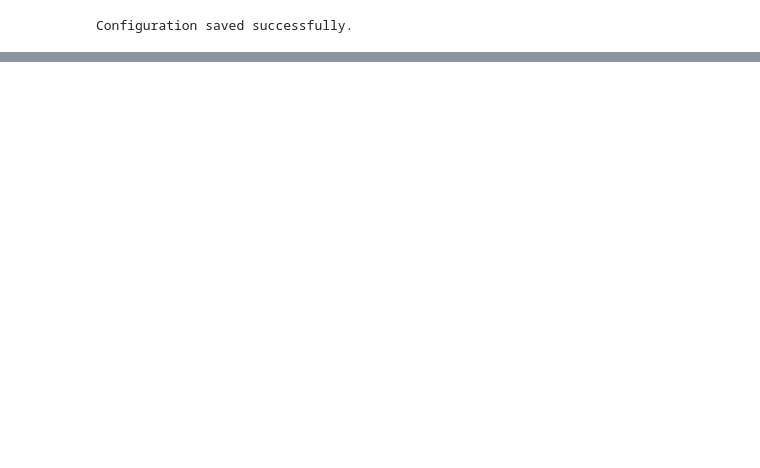
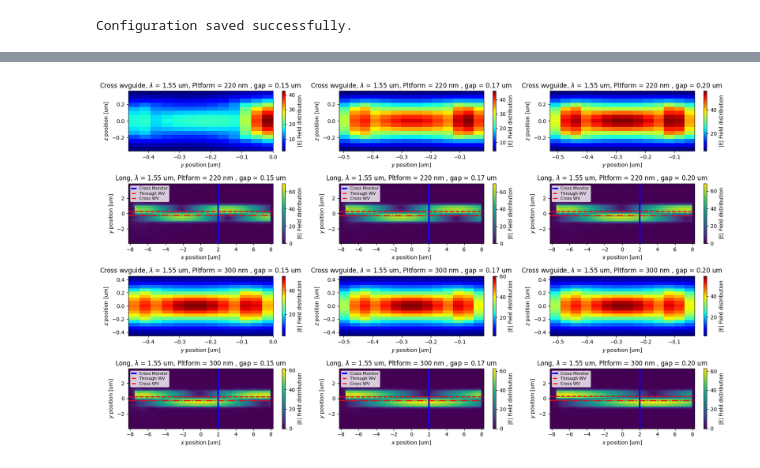
Before and after one commit to Juanes2001/GDS_py_TDY_venv, a Jupyter notebook: notebooks/HOM2_point2.ipynb, the cells around one changed output, grey strips where cells are left out. Cells and saved outputs as stored; diff of their text form; code cells hidden in the pictures; blank space fills up the shorter version.

```diff
--- a/notebooks/HOM2_point2.ipynb
+++ b/notebooks/HOM2_point2.ipynb
@@ -267,0 +322,58 @@ Coordinates:
+# %%
+fig1, axes1 = plt.subplots(4, 3, figsize=(17, 10))
+
+## Recorremos los repetorios de datos para el monitor cross y el monitor longitudinal y asi hallar la norma del campo electrico para cada plot.
+
+for thick_idx in range(2):
+    for gap_idx in range(3):
+
+        Ex_X = Cross[thick_idx][gap_idx].Ex.abs.isel(f = 24).squeeze()
+        Ey_X = Cross[thick_idx][gap_idx].Ey.abs.isel(f = 24).squeeze()
+        Ez_X = Cross[thick_idx][gap_idx].Ez.abs.isel(f = 24).squeeze()
+        E_X = np.sqrt(np.abs(Ex_X)**2 + np.abs(Ey_X)**2 + np.abs(Ez_X)**2)
+
+        x_X = Ex_X.coords['y'].values
+        y_X = Ex_X.coords['z'].values
+
+
+        im = axes1[2*thick_idx][gap_idx].imshow(
+                E_X.T,                     # transpose if needed
+                extent=[x_X.min(), x_X.max(),
+                        y_X.min(), y_X.max()],
+                origin='lower',
+                aspect='auto',
+                cmap='jet',
+        )
+
+        axes1[2*thick_idx][gap_idx].set_title(fr"Cross wvguide, $\lambda$ = {td.C_0/sweep_freq[24]:.2f} um, Pltform = {[220,300][thick_idx]} nm , gap = {sweep_gap[gap_idx]:.2f} um ")
+        axes1[2*thick_idx][gap_idx].set_xlabel(r"$y$ position [um]")
+        axes1[2*thick_idx][gap_idx].set_ylabel(r"$z$ position [um]")
+        plt.colorbar(im, ax=axes1[2*thick_idx][gap_idx]).set_label("|E| Field distribution")
+
+        Ex_L = Longitudinal[thick_idx][gap_idx].Ex.abs.isel(f = 24).squeeze()
+        Ey_L = Longitudinal[thick_idx][gap_idx].Ey.abs.isel(f = 24).squeeze()
+        Ez_L = Longitudinal[thick_idx][gap_idx].Ez.abs.isel(f = 24).squeeze()
+        E_L = np.sqrt(np.abs(Ex_L)**2 + np.abs(Ey_L)**2 + np.abs(Ez_L)**2)
+
+        x_L = Ex_L.coords['x'].values
+        y_L = Ex_L.coords['y'].values
+
+        im = axes1[2*thick_idx+1][gap_idx].imshow(
+                E_L.T,                     # transpose if needed
+                extent=[x_L.min(), x_L.max(),
+                        y_L.min(), y_L.max()],
+                origin='lower',
+                aspect='auto'
+        )
+        axes1[2*thick_idx+1][gap_idx].plot(np.ones(len(y_L))*2,y_L, lw = 3 ,color = "blue", label = "Cross Monitor")
+        axes1[2*thick_idx+1][gap_idx].plot(x_L,np.ones(len(x_L))*(width/2+sweep_gap[gap_idx]/2), color="red", linestyle= '--', lw = 2 , label = "Through WV")
+        axes1[2*thick_idx+1][gap_idx].plot(x_L,-np.ones(len(x_L))*(width/2+sweep_gap[gap_idx]/2), color="red", linestyle= '-.', lw = 2 , label = "Cross WV")
+        axes1[2*thick_idx+1][gap_idx].legend(loc = "upper left",fontsize=8,handlelength=1,borderpad=0.3,labelspacing=0.3)
+        axes1[2*thick_idx+1][gap_idx].set_title(fr"Long, $\lambda$ = {td.C_0/sweep_freq[24]:.2f} um, Pltform = {[220,300][thick_idx]} nm , gap = {sweep_gap[gap_idx]:.2f} um")
+        axes1[2*thick_idx+1][gap_idx].set_xlabel(r"$x$ position [um]")
+        axes1[2*thick_idx+1][gap_idx].set_ylabel(r"$y$ position [um]")
+        plt.colorbar(im, ax=axes1[2*thick_idx+1][gap_idx]).set_label("|E| Field distribution")
+
+plt.tight_layout()
+# %% [output]
+[figure, added]
```
Also changed, not shown: parts of 9 cells of this notebook.
